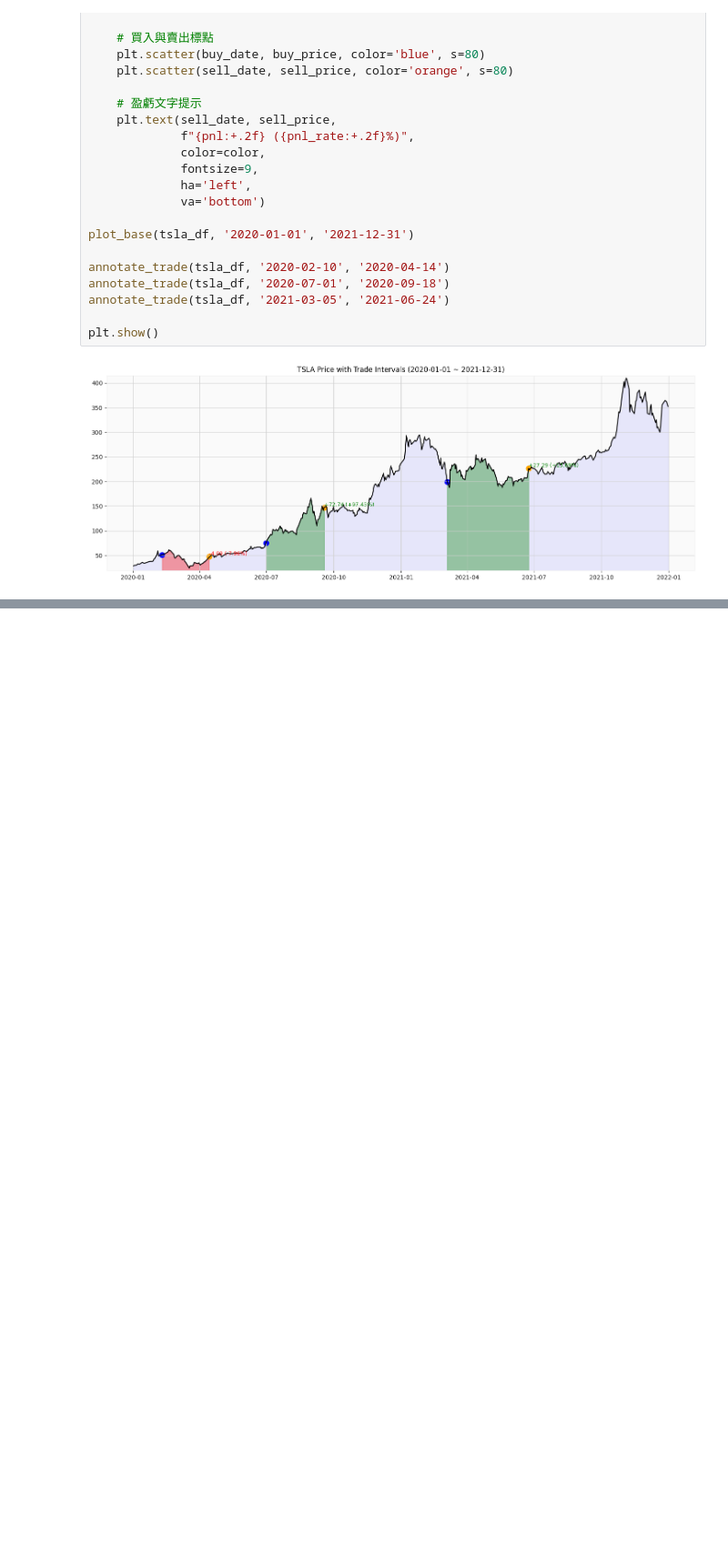
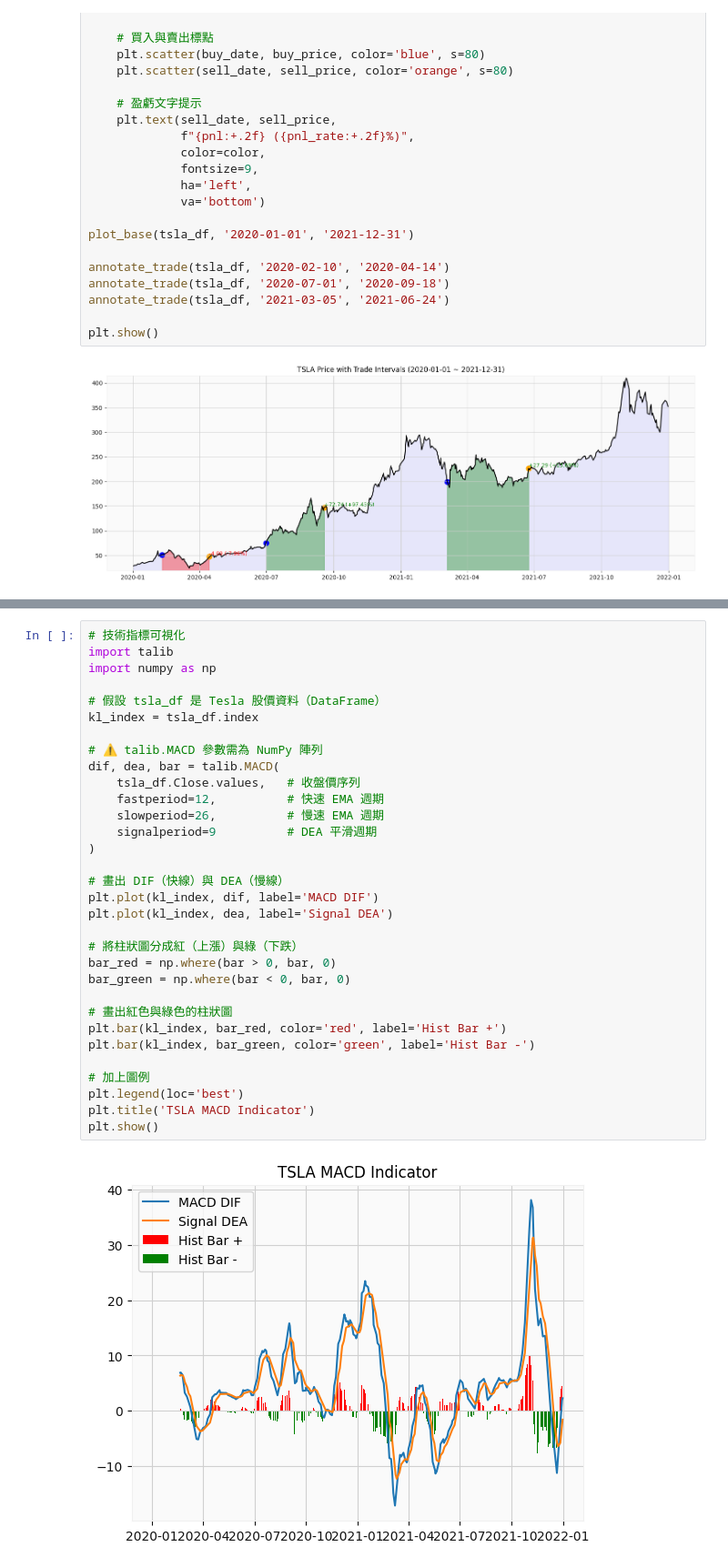
Before and after one commit to Alan-Cheng/q-trade, a Jupyter notebook: CH5-可視化.ipynb, the cells around one changed output, grey strips where cells are left out. Shown: that part at 91% size. Cells and saved outputs as stored; diff of their text form; blank space fills up the shorter version.

```diff
--- a/可視化.ipynb
+++ b/CH5-可視化.ipynb
@@ -163,0 +187,34 @@ plt.show()
+# %%
+# 技術指標可視化
+import talib
+import numpy as np
+
+# 假設 tsla_df 是 Tesla 股價資料（DataFrame）
+kl_index = tsla_df.index
+
+# ⚠️ talib.MACD 參數需為 NumPy 陣列
+dif, dea, bar = talib.MACD(
+    tsla_df.Close.values,   # 收盤價序列
+    fastperiod=12,          # 快速 EMA 週期
+    slowperiod=26,          # 慢速 EMA 週期
+    signalperiod=9          # DEA 平滑週期
+)
+
+# 畫出 DIF（快線）與 DEA（慢線）
+plt.plot(kl_index, dif, label='MACD DIF')
+plt.plot(kl_index, dea, label='Signal DEA')
+
+# 將柱狀圖分成紅（上漲）與綠（下跌）
+bar_red = np.where(bar > 0, bar, 0)
+bar_green = np.where(bar < 0, bar, 0)
+
+# 畫出紅色與綠色的柱狀圖
+plt.bar(kl_index, bar_red, color='red', label='Hist Bar +')
+plt.bar(kl_index, bar_green, color='green', label='Hist Bar -')
+
+# 加上圖例
+plt.legend(loc='best')
+plt.title('TSLA MACD Indicator')
+plt.show()
+# %% [output]
+[figure, added]
```
Also changed, not shown: parts of 1 cell of this notebook, 1 other file.
